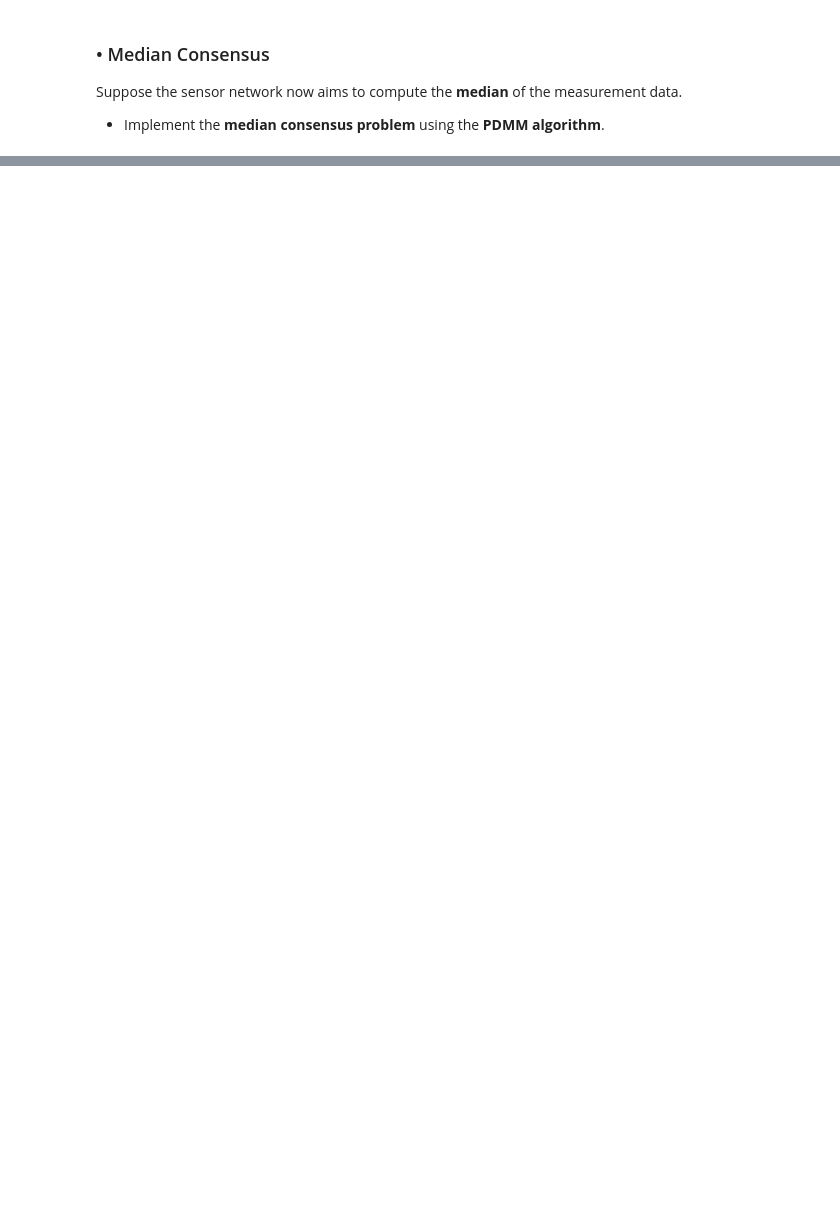
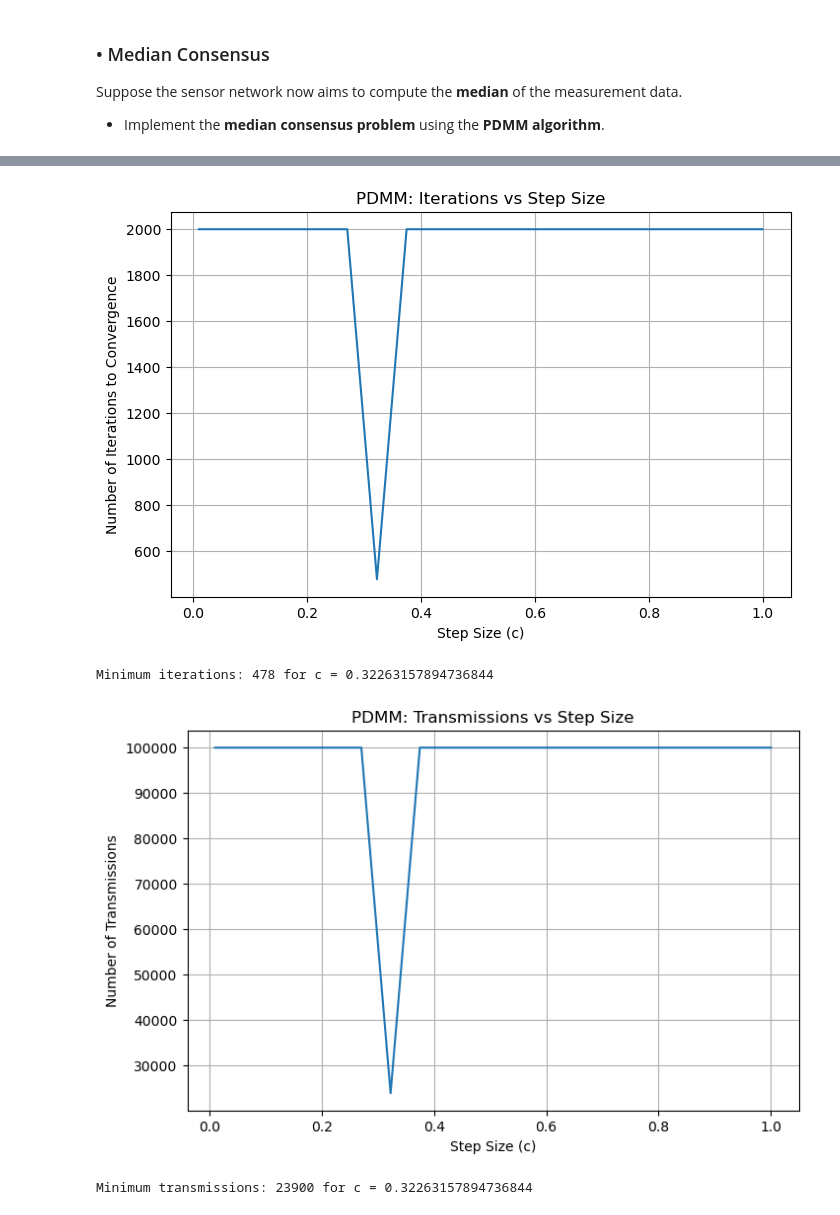
Before and after one commit to JoostJ9/EE4540-Jaspers-Hayaty, a Jupyter notebook: ee4540-assignment3.ipynb, the cells around one changed output, grey strips where cells are left out. Saved outputs shown, nothing was run; the diff lists cells and outputs as text; code cells hidden in the pictures; blank space fills up the shorter version.

```diff
--- a/ee4540-assignment3.ipynb
+++ b/ee4540-assignment3.ipynb
@@ -86,0 +197,14 @@ plt.show()
+# %%
+# optimize c value for the median consensus algorithm
+c = np.linspace(0.01, 1, 20)
+# Calculate amount of iterations for each c
+iterations = []
+transmissions = []
+for c_value in tqdm(c):
+    k, _, _, tx = median_consensus(adjacency, coords_augmented[:, 2], num_iters=2000, c=c_value, verbose=False,min_error=2e-2)
+    iterations.append(k)
+    transmissions.append(tx)
+
+print("c values:", c)
+print("Iterations:", iterations)
+print("Transmission:", transmissions)
@@ -86,0 +218,32 @@ plt.show()
+# %%
+# plot in two subfigures
+# Plot iterations vs c
+plt.figure(figsize=(8, 5))
+plt.plot(c, iterations)
+plt.xlabel('Step Size (c)')
+plt.ylabel('Number of Iterations to Convergence')
+plt.title('PDMM: Iterations vs Step Size')
+plt.grid(True)
+plt.show()
+
+# print the c value that gives the least number of iterations
+min_iterations = min(iterations)
+print(f'Minimum iterations: {min_iterations} for c = {c[np.argmin(iterations)]}')
+
+# Plot transmissions vs c
+plt.figure(figsize=(8, 5))
+plt.plot(c, transmissions)
+plt.xlabel('Step Size (c)')
+plt.ylabel('Number of Transmissions')
+plt.title('PDMM: Transmissions vs Step Size')
+plt.grid(True)
+plt.show()
+
+# print the c value that gives the least number of transmissions
+min_transmissions = min(transmissions)
+print(f'Minimum transmissions: {min_transmissions} for c = {c[np.argmin(transmissions)]}')
+# %% [output]
+[figure, added]
+Minimum iterations: 478 for c = 0.32263157894736844
+[figure, added]
+Minimum transmissions: 23900 for c = 0.32263157894736844
```
Also changed, not shown: parts of 6 cells of this notebook, 1 other file.
